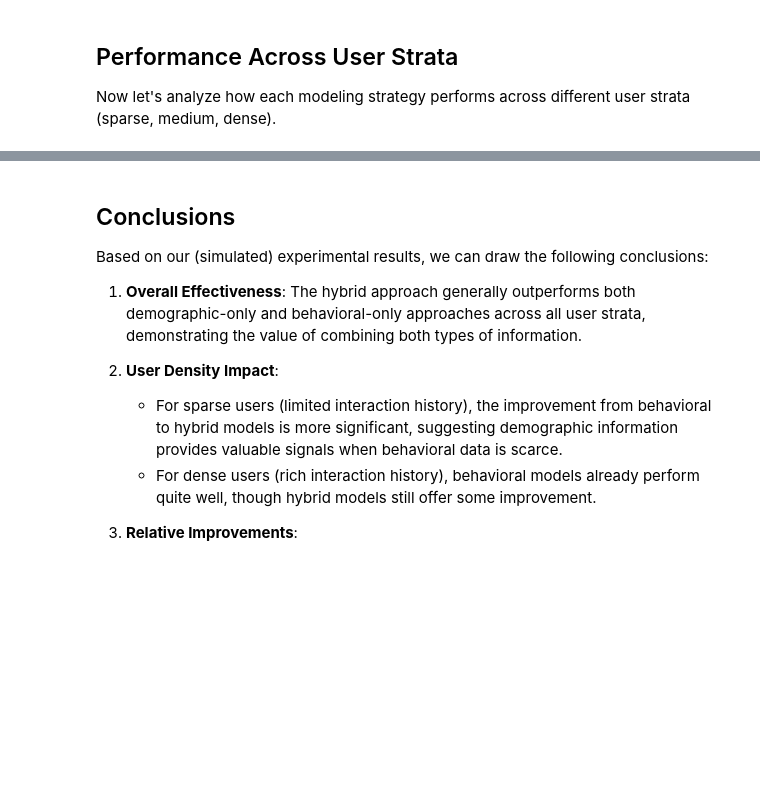
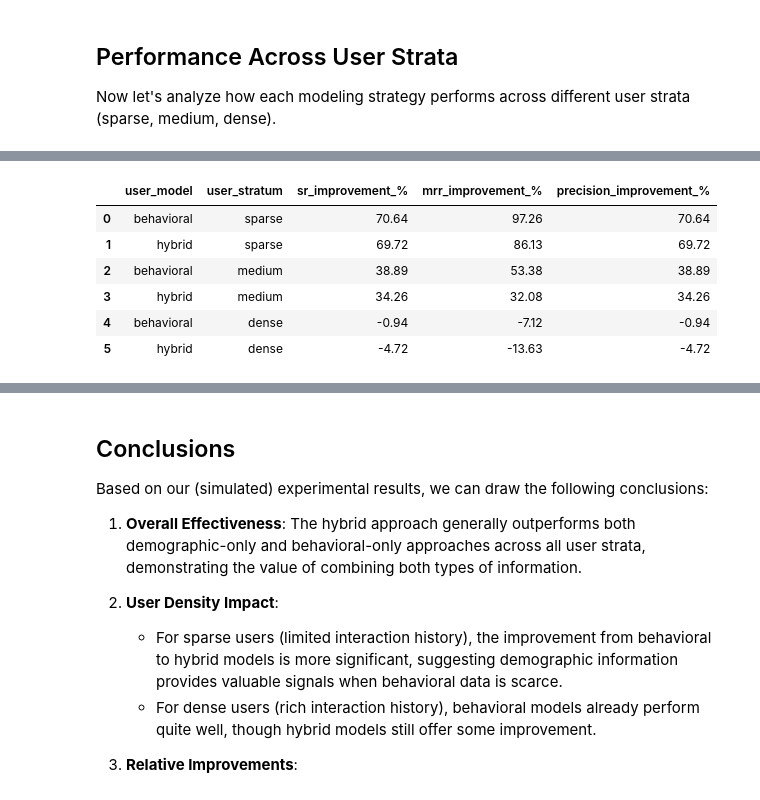
Before and after one commit to github-bowen/RecSys-User-Modeling-Study, a Jupyter notebook: notebooks/2-results-visualization.ipynb, the cells around one changed output, grey strips where cells are left out. Saved outputs shown, nothing was run; the diff lists cells and outputs as text; code cells hidden in the pictures; blank space fills up the shorter version.

```diff
--- a/notebooks/2-results-visualization.ipynb
+++ b/notebooks/2-results-visualization.ipynb
@@ -227,33 +275,45 @@ def calculate_improvement(df, baseline_model='demographic'):
 
     for stratum in ['sparse', 'medium', 'dense']:
         # Get baseline values
         baseline = df[(df['user_model'] == baseline_model) & (df['user_stratum'] == stratum)]
         baseline_sr = baseline['success_rate'].values[0]
         baseline_mrr = baseline['mrr'].values[0]
+        baseline_precision = baseline['precision'].values[0]
 
         for model in ['behavioral', 'hybrid']:
             model_data = df[(df['user_model'] == model) & (df['user_stratum'] == stratum)]
             if len(model_data) > 0:
                 model_sr = model_data['success_rate'].values[0]
                 model_mrr = model_data['mrr'].values[0]
+                model_precision = model_data['precision'].values[0]
 
                 # Calculate percentage improvement
                 sr_improvement = (model_sr - baseline_sr) / baseline_sr * 100
                 mrr_improvement = (model_mrr - baseline_mrr) / baseline_mrr * 100
+                precision_improvement = (model_precision - baseline_precision) / baseline_precision * 100
 
                 improvements.append({
                     'user_model': model,
                     'user_stratum': stratum,
                     'sr_improvement_%': sr_improvement,
-                    'mrr_improvement_%': mrr_improvement
+                    'mrr_improvement_%': mrr_improvement,
+                    'precision_improvement_%': precision_improvement
                 })
 
     return pd.DataFrame(improvements)
 
 # Calculate improvements
 improvements_df = calculate_improvement(results)
 
 # Display the results
 improvements_df.round(2)
+# %% [output]
+|  | user_model | user_stratum | sr_improvement_% | mrr_improvement_% | precision_improvement_% |
+| 0 | behavioral | sparse | 70.64 | 97.26 | 70.64 |
+| 1 | hybrid | sparse | 69.72 | 86.13 | 69.72 |
+| 2 | behavioral | medium | 38.89 | 53.38 | 38.89 |
+| 3 | hybrid | medium | 34.26 | 32.08 | 34.26 |
+| 4 | behavioral | dense | -0.94 | -7.12 | -0.94 |
+| 5 | hybrid | dense | -4.72 | -13.63 | -4.72 |
 # %%
 # Visualize the improvements
```
Also changed, not shown: parts of 9 cells of this notebook, 1 other file.
